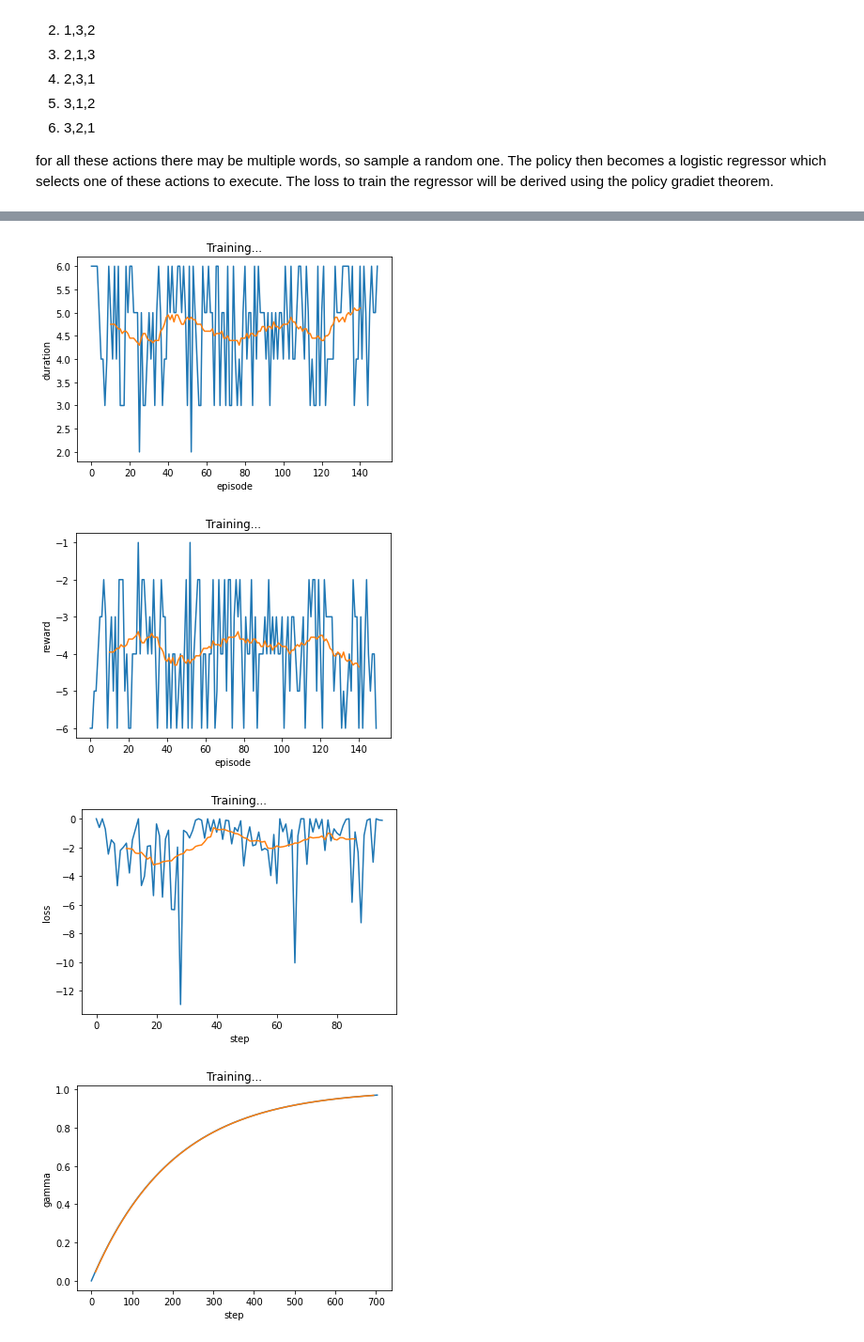
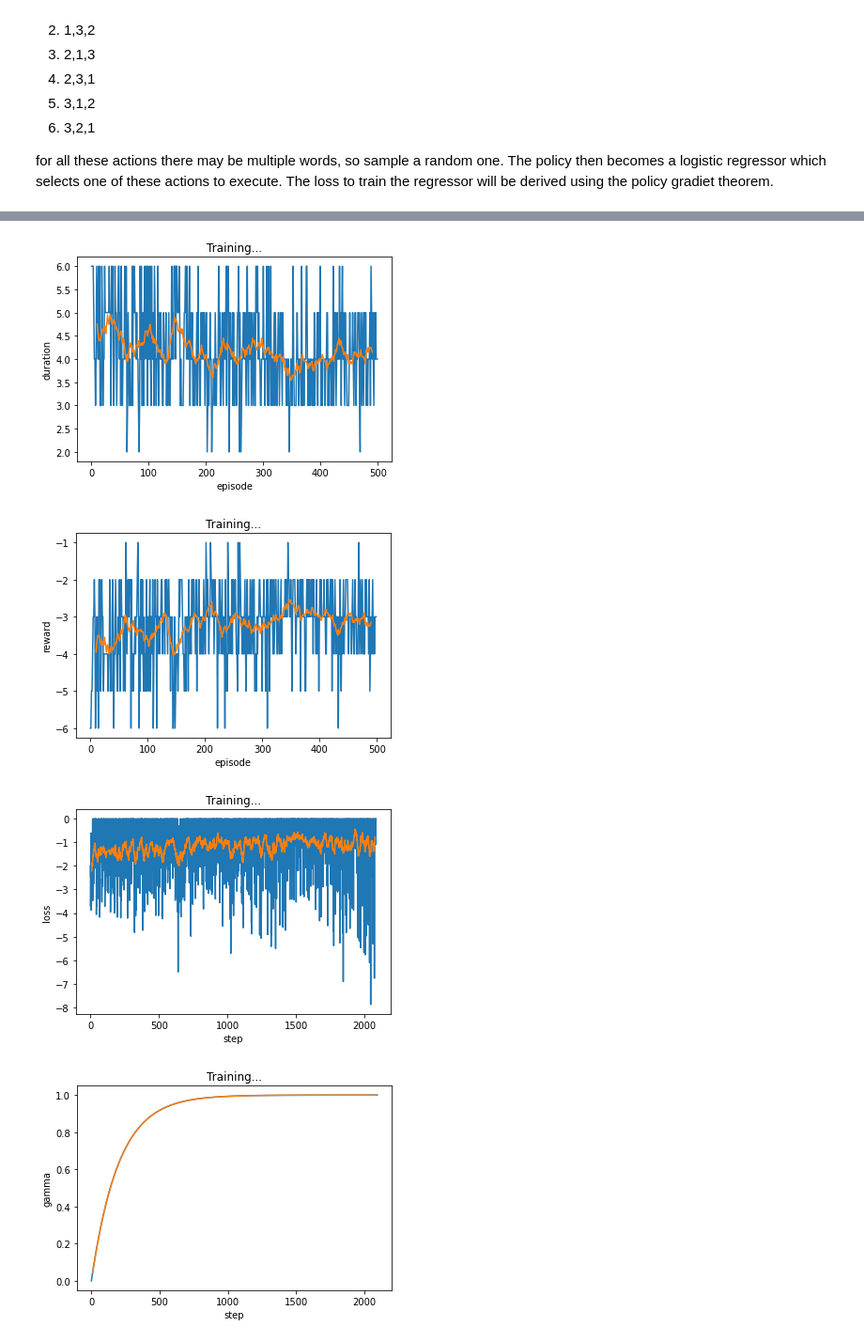
Before and after one commit to kbb29/wordle-solver, a Jupyter notebook: PolicyGradient.ipynb, the cells around one changed output, grey strips where cells are left out. Shown at 94% size. Drawn from its saved outputs; the diff is of its cells as text; code cells hidden in the pictures.

```diff
--- a/PolicyGradient.ipynb
+++ b/PolicyGradient.ipynb
@@ -221,14 +225,20 @@ def plot_all(episode_durations, episode_rewards, losses, epsilons, gammas):
     plt.show()
 # %%
 def optimize_model_batch(model, optimizer, memory, batch_size=128):
-    transitions = memory.sample(batch_size)
-
+    if batch_size <= 0:
+        transitions = memory.memory
+    else:
+        transitions = memory.sample(batch_size)
+    print(f'optimize_model_batch {batch_size} {len(transitions)}')
     losses = [optimize_model_single(model, optimizer, tr.state, tr.action, tr.reward) for tr in transitions]
 
     return losses
 
+optimizations_run = 0
+
 def optimize_model_single(model, optimizer, state, action, reward):
-
+    global optimizations_run
+    optimizations_run += 1
     if isinstance(model, PolicyAvgReward):
         onehot = state[3:]
         step_idx = torch.argmax(onehot, dim=0)
@@ -278,6 +288,7 @@ def run_experiment(model=ModelConfig(name='naive', startword=None, target_list_o
                    value_function=ValueConfig(name='reward',gamma=[0.0, 1.0, 200]),
                    training=TrainConfig(),
                    seed=0):
+    global optimizations_run
     torch.manual_seed(seed)
     random.seed(seed)
     np.random.seed(seed)
@@ -294,6 +305,8 @@ def run_experiment(model=ModelConfig(name='naive', startword=None, target_list_o
     epsilons = []
     gammas = []
     reward_stats = [(defaultdict(int),defaultdict(int)) for _ in range(env.num_guesses)]
+    transitions_added_to_memory = 0
+    optimizations_run = 0
 
     policy_helper = PolicyHelper(env)
 
@@ -364,6 +377,7 @@ def run_experiment(model=ModelConfig(name='naive', startword=None, target_list_o
 
                 for idx,tr in enumerate(episode_memory):
                     #print(f'pushing episode_reward {episode_reward} {episode_reward.__class__}')
+                    transitions_added_to_memory += 1
                     memory.push(tr[0], tr[1], episode_reward)
                     #loss = optimize_model_single(policy_net, optimizer, tr[0], tr[1], episode_reward)
                     #losses.append(loss)
@@ -374,8 +388,8 @@ def run_experiment(model=ModelConfig(name='naive', startword=None, target_list_o
 
 
                 # If we have gathered enough data, Perform one step of the optimization (on the policy network)
-                if len(memory) >= training.batch_size \
-                    and steps_done % training.train_interval == 0:
+                if len(memory) >= max(1,training.batch_size) \
+                    and i_episode % training.train_interval == 0:
                     losses += optimize_model_batch(policy_net, optimizer, memory, batch_size=training.batch_size)
                     if training.clear_memory: memory.clear()
 
@@ -384,13 +398,24 @@ def run_experiment(model=ModelConfig(name='naive', startword=None, target_list_o
                         print(policy_net.weights)
                         print(F.softmax(policy_net.weights, dim=1))
                         for rs in reward_stats:
-                            rs[0]['avg'] = rs[0]['total'] / rs[0]['count']
-                            rs[1]['avg'] = rs[1]['total'] / rs[1]['count']
+                            if rs[0]['count'] > 0:
+                                rs[0]['avg'] = rs[0]['total'] / rs[0]['count']
+                            if rs[1]['count'] > 0:
+                                rs[1]['avg'] = rs[1]['total'] / rs[1]['count']
                             print(dict(rs[0]), dict(rs[1]))
                     elif model.name == 'avg_reward':
                         print('monte weights')
                         print(policy_net.weights)
                         print(F.softmax(policy_net.weights, dim=1))
+                        for rs in policy_net.reward_stats:
+                            if rs[0]['count'] > 0:
+                                rs[0]['avg'] = rs[0]['total'] / rs[0]['count']
+                            if rs[1]['count'] > 0:
+                                rs[1]['avg'] = rs[1]['total'] / rs[1]['count']
+                            print(dict(rs[0]), dict(rs[1]))
+                    print(f'done {optimizations_run} optimizations, {transitions_added_to_memory} transitions added to memory')
+
+
 
 
                 #plot_durations()
@@ -437,8 +488,8 @@ Complete
 # %%
 plot_all(*run_experiment(
     model=ModelConfig(name='monte'),
-    num_episodes=150,
-    training=TrainConfig(optimizer='sgd', lr=0.1, batch_size=32, train_interval=32, clear_memory=True),
+    num_episodes=500,
+    training=TrainConfig(optimizer='adam', lr=0.01, batch_size=-1, train_interval=16, clear_memory=True),
     seed=1
     ))
 # %% [output]
@@ -461,8 +512,8 @@ tensor([[0.4592, 0.5408],
 Complete
-[figure, old version]
+[figure, new version]
-[figure, old version]
+[figure, new version]
-[figure, old version]
+[figure, new version]
-[figure, old version]
+[figure, new version]
 # %%
 plot_all(*run_experiment(
     model=ModelConfig(name='nn'),
```
Also changed, not shown: parts of 8 cells of this notebook.
